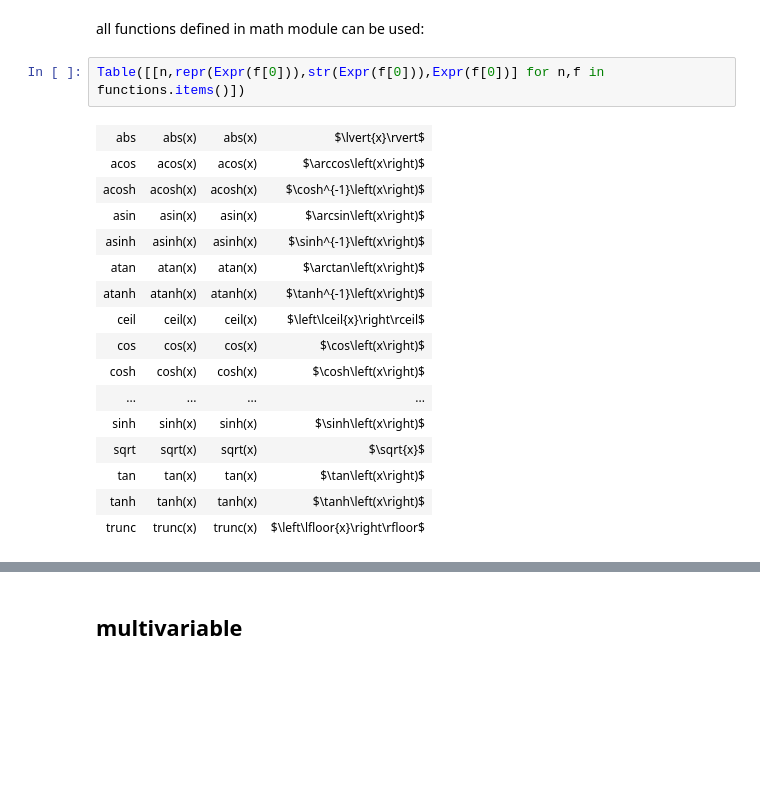
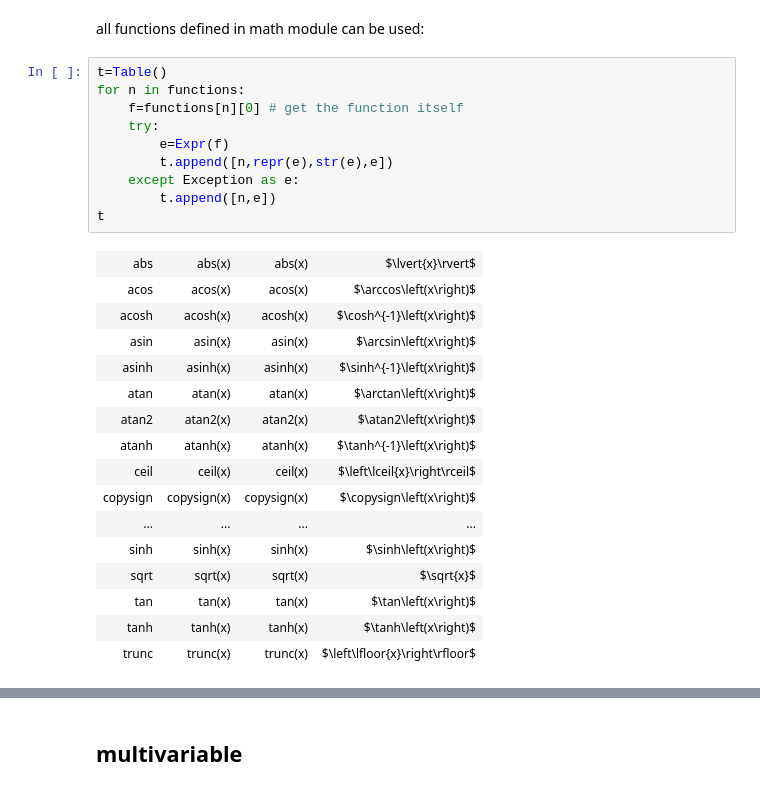
Before and after one commit to goulu/Goulib, a Jupyter notebook: notebooks/expr.ipynb, the cells around one changed output, grey strips where cells are left out. Saved outputs shown, nothing was run; the diff lists cells and outputs as text; blank space fills up the shorter version.

```diff
--- a/notebooks/expr.ipynb
+++ b/notebooks/expr.ipynb
@@ -51,25 +52,33 @@ an Expr may contain variables : $x^2$
 and be evaluated as a function : for x=2, $x^2$ = 4
 # %% [markdown]
 all functions defined in math module can be used:
-# %%
-Table([[n,repr(Expr(f[0])),str(Expr(f[0])),Expr(f[0])] for n,f in functions.items()])
-# %% [output]
-| abs | abs(x) | abs(x) | $\lvert{x}\rvert$ |
-| acos | acos(x) | acos(x) | $\arccos\left(x\right)$ |
-| acosh | acosh(x) | acosh(x) | $\cosh^{-1}\left(x\right)$ |
-| asin | asin(x) | asin(x) | $\arcsin\left(x\right)$ |
-| asinh | asinh(x) | asinh(x) | $\sinh^{-1}\left(x\right)$ |
-| atan | atan(x) | atan(x) | $\arctan\left(x\right)$ |
-| atanh | atanh(x) | atanh(x) | $\tanh^{-1}\left(x\right)$ |
-| ceil | ceil(x) | ceil(x) | $\left\lceil{x}\right\rceil$ |
-| cos | cos(x) | cos(x) | $\cos\left(x\right)$ |
-| cosh | cosh(x) | cosh(x) | $\cosh\left(x\right)$ |
-| ... | ... | ... | ... |
-| sinh | sinh(x) | sinh(x) | $\sinh\left(x\right)$ |
-| sqrt | sqrt(x) | sqrt(x) | $\sqrt{x}$ |
-| tan | tan(x) | tan(x) | $\tan\left(x\right)$ |
-| tanh | tanh(x) | tanh(x) | $\tanh\left(x\right)$ |
-| trunc | trunc(x) | trunc(x) | $\left\lfloor{x}\right\rfloor$ |
+# %%
+t=Table()
+for n in functions:
+    f=functions[n][0] # get the function itself
+    try:
+        e=Expr(f)
+        t.append([n,repr(e),str(e),e])
+    except Exception as e:
+        t.append([n,e])
+t
+# %% [output]
+| abs | abs(x) | abs(x) | $\lvert{x}\rvert$ |
+| acos | acos(x) | acos(x) | $\arccos\left(x\right)$ |
+| acosh | acosh(x) | acosh(x) | $\cosh^{-1}\left(x\right)$ |
+| asin | asin(x) | asin(x) | $\arcsin\left(x\right)$ |
+| asinh | asinh(x) | asinh(x) | $\sinh^{-1}\left(x\right)$ |
+| atan | atan(x) | atan(x) | $\arctan\left(x\right)$ |
+| atan2 | atan2(x) | atan2(x) | $\atan2\left(x\right)$ |
+| atanh | atanh(x) | atanh(x) | $\tanh^{-1}\left(x\right)$ |
+| ceil | ceil(x) | ceil(x) | $\left\lceil{x}\right\rceil$ |
+| copysign | copysign(x) | copysign(x) | $\copysign\left(x\right)$ |
+| ... | ... | ... | ... |
+| sinh | sinh(x) | sinh(x) | $\sinh\left(x\right)$ |
+| sqrt | sqrt(x) | sqrt(x) | $\sqrt{x}$ |
+| tan | tan(x) | tan(x) | $\tan\left(x\right)$ |
+| tanh | tanh(x) | tanh(x) | $\tanh\left(x\right)$ |
+| trunc | trunc(x) | trunc(x) | $\left\lfloor{x}\right\rfloor$ |
 # %%
 e=Expr(sqrt) #(Expr(pi))+Expr(1/5)
 h('as LaTeX (default) :',e)
```
Also changed, not shown: parts of 15 cells of this notebook, 2 other files.
